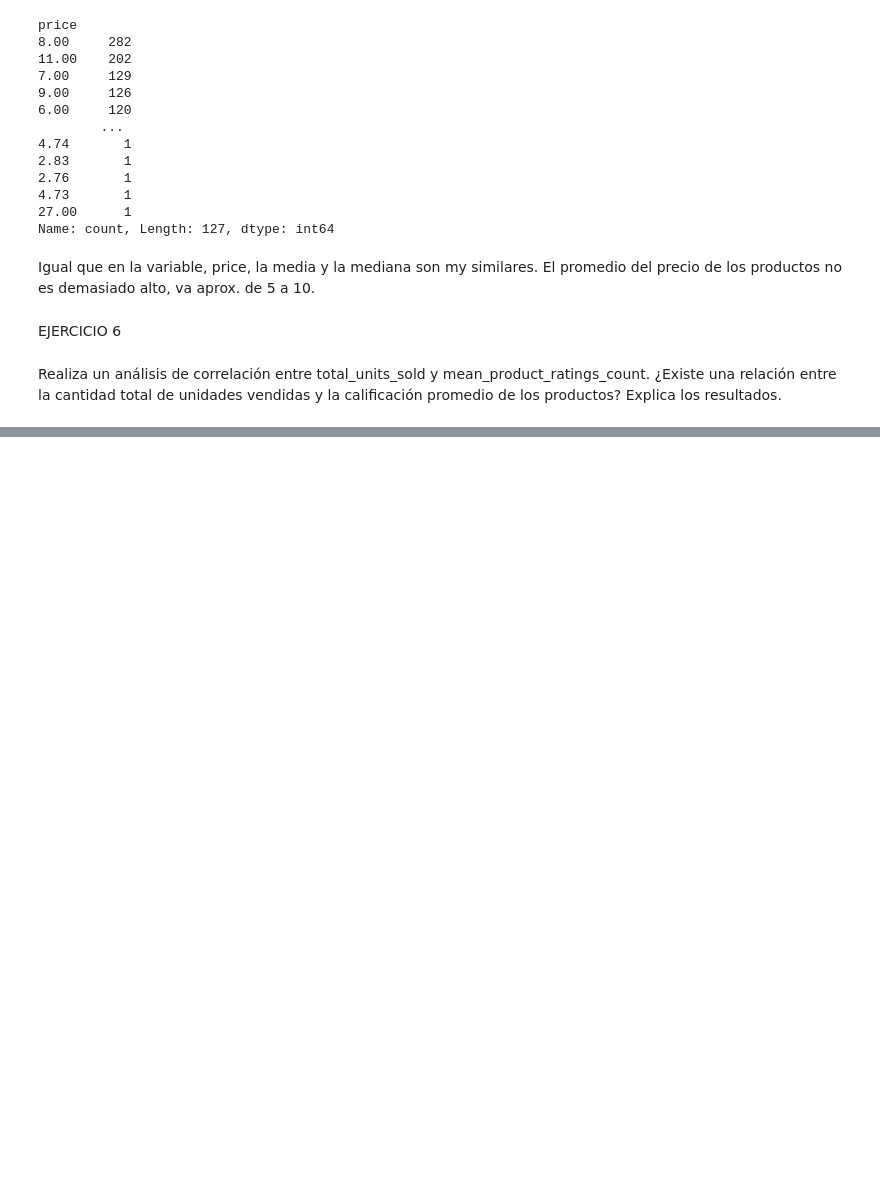
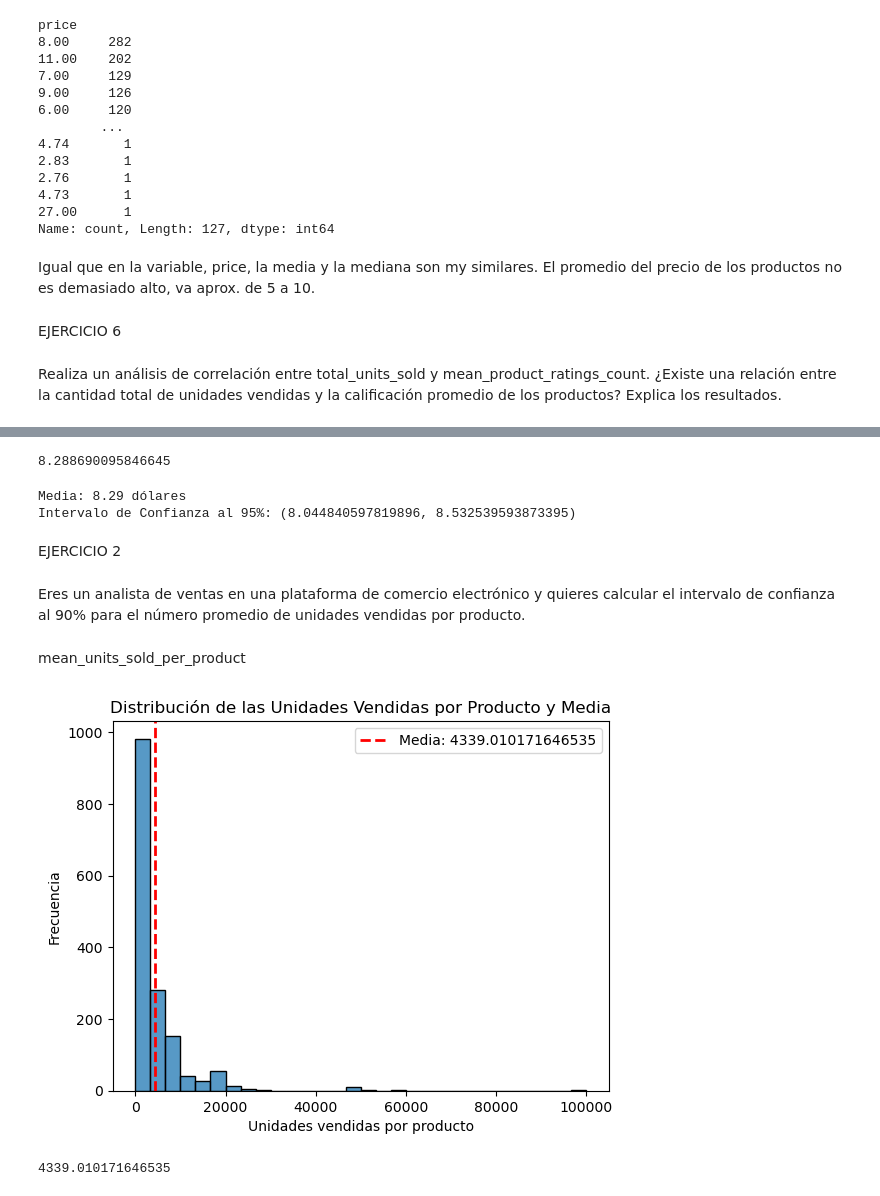
Before and after one commit to AndreinaTeixeira/modulo3_segunda_parte, a Jupyter notebook: clase 6 sept, estadistica_descrip.ipynb, the cells around one changed output, grey strips where cells are left out. Drawn from its saved outputs; the diff is of its cells as text; code cells hidden in the pictures; blank space fills up the shorter version.

```diff
--- a/clase 6 sept, estadistica_descrip.ipynb
+++ b/clase 6 sept, estadistica_descrip.ipynb
@@ -249,0 +306,49 @@ Realiza un análisis de correlación entre total_units_sold y mean_product_ratin
+# %%
+mean_mean_product_prices
+# %% [output]
+8.288690095846645
+# %%
+
+# Calcular el intervalo de confianza al 95%
+confidence_interval = stats.t.interval(
+    confidence=0.95,         # Nivel de confianza
+    df=n-1,             # Grados de libertad
+    loc=media,  # Media de la muestra
+    scale=std/ np.sqrt(n)  # Error estándar de la media
+)
+
+# Mostrar el resultado
+print(f"Media: {media.round(2)} dólares")
+print(f"Intervalo de Confianza al 95%: {confidence_interval}")
+# %% [output]
+Media: 8.29 dólares
+Intervalo de Confianza al 95%: (8.044840597819896, 8.532539593873395)
+# %% [markdown]
+EJERCICIO 2
+# %% [markdown]
+Eres un analista de ventas en una plataforma de comercio electrónico y quieres calcular el intervalo de confianza al 90% para el número promedio de unidades vendidas por producto.
+# %% [markdown]
+mean_units_sold_per_product
+# %%
+# 1. Vemos la distribución de edades junto con la media
+
+media_units = df['mean_units_sold_per_product'].mean()
+
+# Visualización: Histograma con la media
+sns.histplot(df['mean_units_sold_per_product'], bins=30)
+pltt.axvline(media_units, color='red', linestyle='dashed', linewidth=2, label=f'Media: {media_units}')
+
+# Cambiar los nombres de los ejes
+pltt.xlabel('Unidades vendidas por producto')
+pltt.ylabel('Frecuencia')
+
+# Cambiar el título del gráfico
+pltt.title('Distribución de las Unidades Vendidas por Producto y Media')
+pltt.legend()
+pltt.show()
+# %% [output]
+[figure, added]
+# %%
+media_units
+# %% [output]
+4339.010171646535
```
Also changed, not shown: parts of 25 cells of this notebook.
